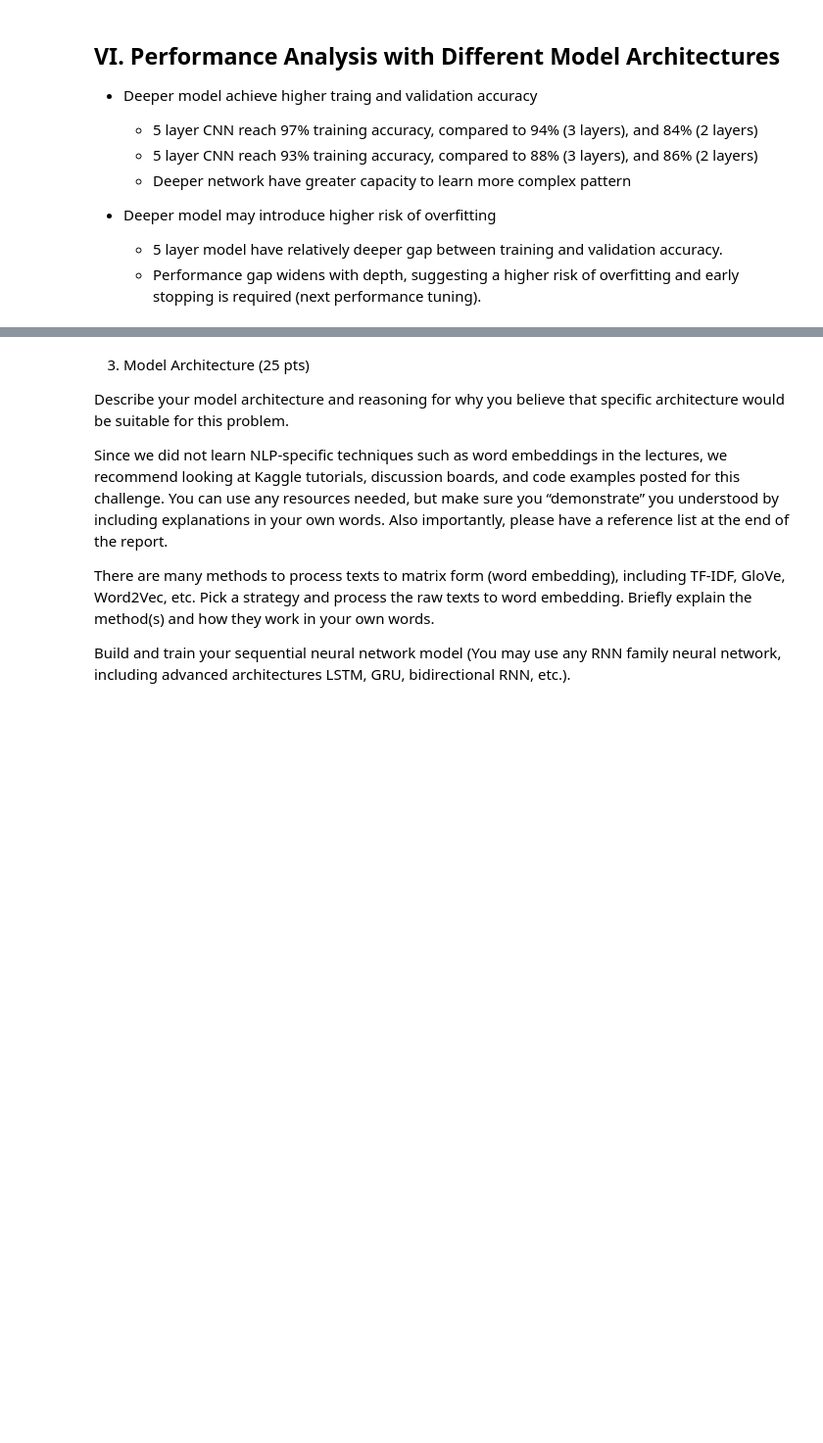
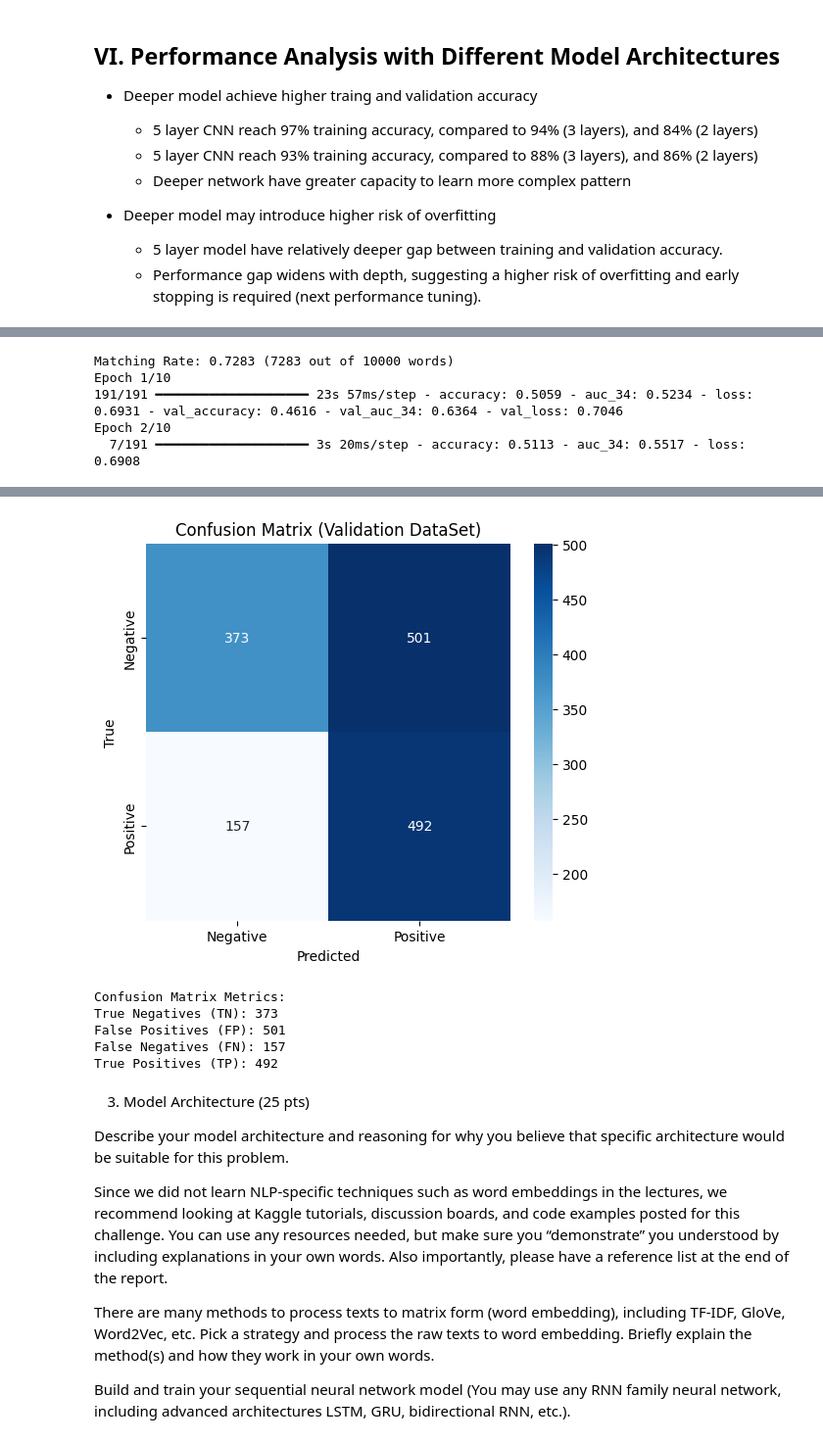
Before and after one commit to alme9155/csca-5642-week4, a Jupyter notebook: Diaster-Tweets-NLP-Classification.ipynb, the cells around one changed output, grey strips where cells are left out. Shown: that part at 98% size. Saved outputs shown, nothing was run; the diff lists cells and outputs as text; code cells hidden in the pictures; blank space fills up the shorter version.

Commit message:
Kaggle Notebook | NLP Disaster Tweets Analysis | Version 6

```diff
--- a/Diaster-Tweets-NLP-Classification.ipynb
+++ b/Diaster-Tweets-NLP-Classification.ipynb
@@ -920,0 +963,70 @@ train_df.head(10)
+# %%
+from tensorflow.keras.preprocessing.text import Tokenizer
+from tensorflow.keras.preprocessing.sequence import pad_sequences
+from sklearn.model_selection import train_test_split
+from tensorflow.keras.callbacks import EarlyStopping, ModelCheckpoint
+import matplotlib.pyplot as plt
+import seaborn as sns
+import numpy as np
+from sklearn.metrics import confusion_matrix
+
+# load pre-trained embedding and evaulate model
+GLOVE_EMBEDDING_DIMENSION = 100
+GLOVE_FILEPATH = '/kaggle/input/glove-twitter-27b-100d-from-standford-nlp/glove.twitter.27B.100d.txt'
+
+early_stop = EarlyStopping(monitor='val_auc', patience=3, restore_best_weights=True, mode='max')
+checkpoint = ModelCheckpoint(f"rnn_w_attention.h5", monitor='val_auc', save_best_only=True, mode='max')
+
+X_train_multiple_rnn, X_val_multiple_rnn, y_train_multiple_rnn, y_val_multiple_rnn = train_test_split(X_train_glove, y_train, test_size=0.2, random_state=42)
+
+layers_sequence_model_params = {
+    'rnn_units': 128,
+    'dense_units': 32,
+    'dropout_rate': 0.2,
+    'num_classes': 2,
+    'use_gru': False,
+    'learning_rate': 1e-3,
+    'num_rnn_layers': 2
+}
+multiple_layer_rnn_model = Word2VecMultiLayerRNNClassifier(initial_embedding_params, layers_sequence_model_params)
+multiple_layer_rnn_model.load_glove_embeddings(GLOVE_FILEPATH, tokenizer, embedding_dim=GLOVE_EMBEDDING_DIMENSION)
+multiple_layer_rnn_model.build_model()
+
+multiple_layer_rnn_history = multiple_layer_rnn_model.fit(
+    X_train_multiple_rnn, y_train_multiple_rnn, X_val=X_val_multiple_rnn, y_val=y_val_multiple_rnn,
+    epochs=10,
+    batch_size=32,
+    class_weights=target_weight_dict,
+    callbacks=[early_stop, checkpoint]
+)
+
+multiple_layer_rnn_eval_results = multiple_layer_rnn_model.evaluate(X_val_multiple_rnn, y_val_multiple_rnn)
+y_test_preds_multiple_rnn = multiple_layer_rnn_model.predict(X_test_glove)
+multiple_layer_rnn_model.save_model("rnn_multiple_layer_model.h5")
+
+
+
+# display confusion matrix
+y_pred_eval_multiple_rnn = multiple_layer_rnn_eval_results['y_pred']
+cm = confusion_matrix(y_val_multiple_rnn, y_pred_eval_multiple_rnn)
+plt.figure(figsize=(6, 5))
+sns.heatmap(cm, annot=True, fmt='d', cmap='Blues',
+            xticklabels=['Negative', 'Positive'],
+            yticklabels=['Negative', 'Positive'])
+
+plt.title('Confusion Matrix (Validation DataSet)')
+plt.xlabel('Predicted')
+plt.ylabel('True')
+plt.show()
+
+print("\nConfusion Matrix Metrics:")
+print(f"True Negatives (TN): {cm[0,0]}")
+print(f"False Positives (FP): {cm[0,1]}")
+print(f"False Negatives (FN): {cm[1,0]}")
+print(f"True Positives (TP): {cm[1,1]}")
+# %% [output]
+Matching Rate: 0.7283 (7283 out of 10000 words)
+Epoch 1/10
+191/191 ━━━━━━━━━━━━━━━━━━━━ 23s 57ms/step - accuracy: 0.5059 - auc_34: 0.5234 - loss: 0.6931 - val_accuracy: 0.4616 - val_auc_34: 0.6364 - val_loss: 0.7046
+Epoch 2/10
+  7/191 ━━━━━━━━━━━━━━━━━━━━ 3s 20ms/step - accuracy: 0.5113 - auc_34: 0.5517 - loss: 0.6908
@@ -921,3 +1050,9 @@ train_df.head(10)
+[figure, added]
+Confusion Matrix Metrics:
+True Negatives (TN): 373
+False Positives (FP): 501
+False Negatives (FN): 157
+True Positives (TP): 492
 # %% [markdown]
 3. Model Architecture (25 pts)
 
```
Also changed, not shown: parts of 9 cells of this notebook.
